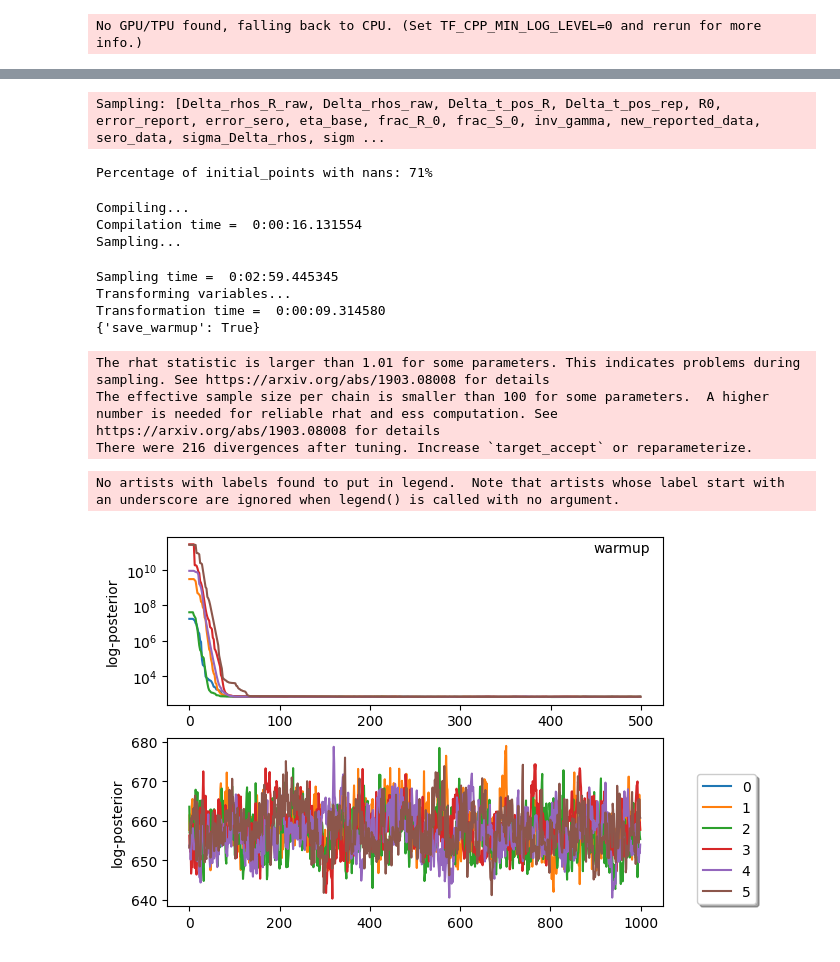
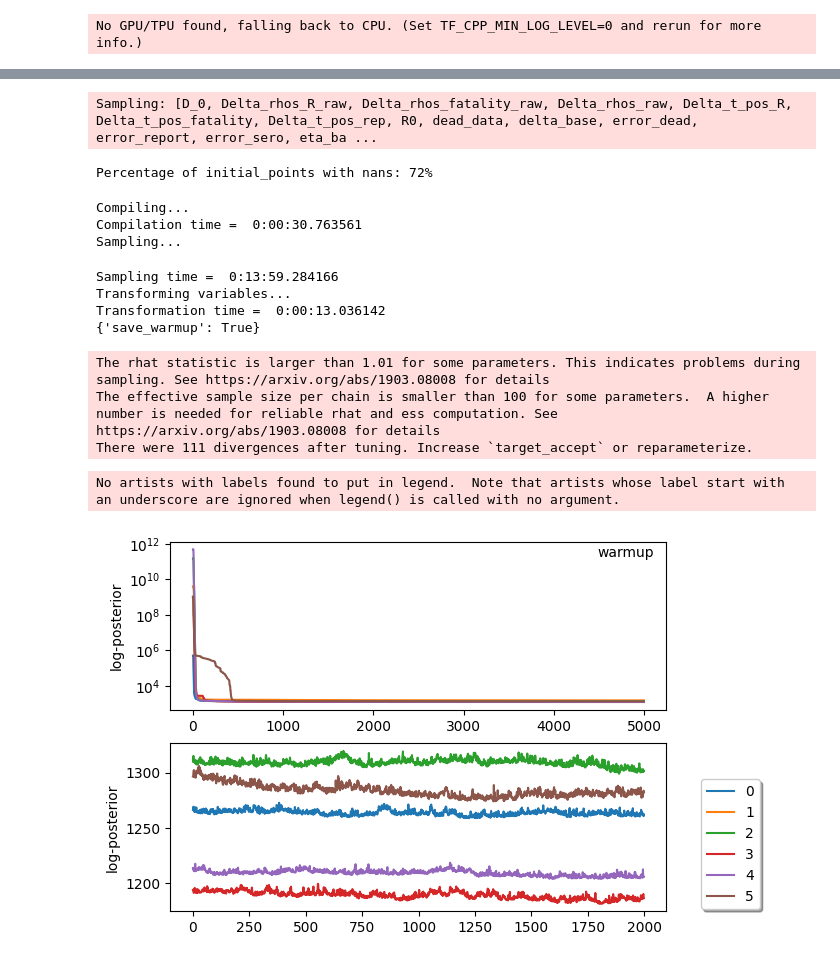
Before and after one commit to waldie11/covid19_ode_inference, a Jupyter notebook: notebooks/seropositivity_model.ipynb, the cells around one changed output, grey strips where cells are left out. Drawn from its saved outputs; the diff is of its cells as text; code cells hidden in the pictures.

```diff
--- a/notebooks/seropositivity_model.ipynb
+++ b/notebooks/seropositivity_model.ipynb
@@ -20,21 +20,23 @@ N=100_000
 cases_data = data1[:, 2]
 t_cases_data = np.arange(len(cases_data))
 seropos_data = data2[:, 3]/N
+dead_data = np.cumsum(data2[:,2]*0.0025)[1:]#+1000
 t_seropos_data = np.array([1,75,180])
 seropos_data_subs = seropos_data[t_seropos_data]
 len_sim = len(cases_data)
 time=t_cases_data
 # %%
-model = cov19_ode.examples.model_cases_seropositivity(
+model = cov19_ode.examples.model_cases_seropositivity_dead(
     N,
     cases_data,
     t_cases_data,
     seropos_data_subs,
     t_seropos_data=t_seropos_data,
+    dead_data=dead_data,
     sim_model=False,
     fact_subs=8,
-    num_cps_reporting=6,
-    num_cps_R = 6,
+    cp_reporting_kwargs=dict(num_cps=6),
+    cp_R_kwargs=dict(num_cps=6),
 )
 # %% [output]
 No GPU/TPU found, falling back to CPU. (Set TF_CPP_MIN_LOG_LEVEL=0 and rerun for more info.)
@@ -84,24 +86,25 @@ def get_initial_random_points(num_chains, model):
 # %%
 num_chains = 6
 
-init_dict = get_initial_random_points(num_chains, model = cov19_ode.examples.model_cases_seropositivity(
+init_dict = get_initial_random_points(num_chains, model = cov19_ode.examples.model_cases_seropositivity_dead(
     N,
     cases_data,
     t_cases_data,
     seropos_data_subs,
     t_seropos_data=t_seropos_data,
+    dead_data=dead_data,
     sim_model=False,
     fact_subs=8,
-    num_cps_reporting=6,
-    num_cps_R = 6,
-    truncater = pm.Truncated,
+    cp_reporting_kwargs=dict(num_cps=6),
+    cp_R_kwargs=dict(num_cps=6),
+    truncater=pm.Truncated
 ))
 
 idata_gen = cov19_ode.custom_sample.my_sample(
 # idata_gen = pm.sample(
     model=model,
-    tune=500,
-    draws=1000,
+    tune=5000,
+    draws=2000,
     cores=num_chains,
     discard_tuned_samples=False,
     nuts_sampler="mynumpyro",
@@ -120,46 +123,50 @@ idata_gen = cov19_ode.custom_sample.my_sample(
 warnings = pm.stats.convergence.run_convergence_checks(idata_gen,model=model,)
 pm.stats.convergence.log_warnings(warnings)
 # %% [output]
-Sampling: [Delta_rhos_R_raw, Delta_rhos_raw, Delta_t_pos_R, Delta_t_pos_rep, R0, error_report, error_sero, eta_base, frac_R_0, frac_S_0, inv_gamma, new_reported_data, sero_data, sigma_Delta_rhos, sigm ...
+Sampling: [D_0, Delta_rhos_R_raw, Delta_rhos_fatality_raw, Delta_rhos_raw, Delta_t_pos_R, Delta_t_pos_fatality, Delta_t_pos_rep, R0, dead_data, delta_base, error_dead, error_report, error_sero, eta_ba ...
-Percentage of initial_points with nans: 71%
+Percentage of initial_points with nans: 72%
 Compiling...
-Compilation time =  0:00:16.131554
+Compilation time =  0:00:30.763561
 Sampling...
-Sampling time =  0:02:59.445345
+Sampling time =  0:13:59.284166
 Transforming variables...
-Transformation time =  0:00:09.314580
+Transformation time =  0:00:13.036142
 {'save_warmup': True}
 The rhat statistic is larger than 1.01 for some parameters. This indicates problems during sampling. See https://arxiv.org/abs/1903.08008 for details
 The effective sample size per chain is smaller than 100 for some parameters.  A higher number is needed for reliable rhat and ess computation. See https://arxiv.org/abs/1903.08008 for details
-There were 216 divergences after tuning. Increase `target_accept` or reparameterize.
+There were 111 divergences after tuning. Increase `target_accept` or reparameterize.
 # %%
 chainsel=[0,1,2,3,4,5]
-# chainsel=[1,2,3,4,5]
+chainsel=[0,2,3,4,5]
+
+# chainsel=[1,3,4,5]
+# chainsel=[0,]
+# chainsel=[1,5]
 
 fig, ax = plt.subplots(2)
 def my_get_subplot(i):
     return ax[i]
 ax_warmup = my_get_subplot(0).plot(idata_gen.warmup_sample_stats["lp"].T)
 my_get_subplot(0).set_ylabel("log-posterior");
 my_get_subplot(0).set_yscale("log")
 fig.legend(title="warmup", loc='right', bbox_to_anchor=(0.9,0.85),shadow=False,frameon=False);
 for i in range(len(ax_warmup)):
     ax_warmup[i].set_color("C"+str(i))
 
 idata = idata_gen.sel(chain=chainsel, groups="posterior_groups")
 
 ax_sample = my_get_subplot(1).plot(idata.sample_stats["lp"].T)
 my_get_subplot(1).set_ylabel("log-posterior");
 # my_get_subplot(1).set_ylim((640,680))
 # my_get_subplot(0).set_legend(np.arange(0,6));
 for i in range(len(ax_sample)):
     ax_sample[i].set_color("C"+str(chainsel[i]))
 
 fig.legend(np.arange(0,6), loc='lower center', bbox_to_anchor=(1, 0.1),
           fancybox=True, shadow=True, ncol=1);
 # %% [output]
 No artists with labels found to put in legend.  Note that artists whose label start with an underscore are ignored when legend() is called with no argument.
-[figure, old version]
+[figure, new version]
 # %%
 values_inferred = idata.posterior["eta_report"].to_numpy().reshape((-1, len_sim))
 
```
Also changed, not shown: parts of 7 cells of this notebook, 1 other file.
